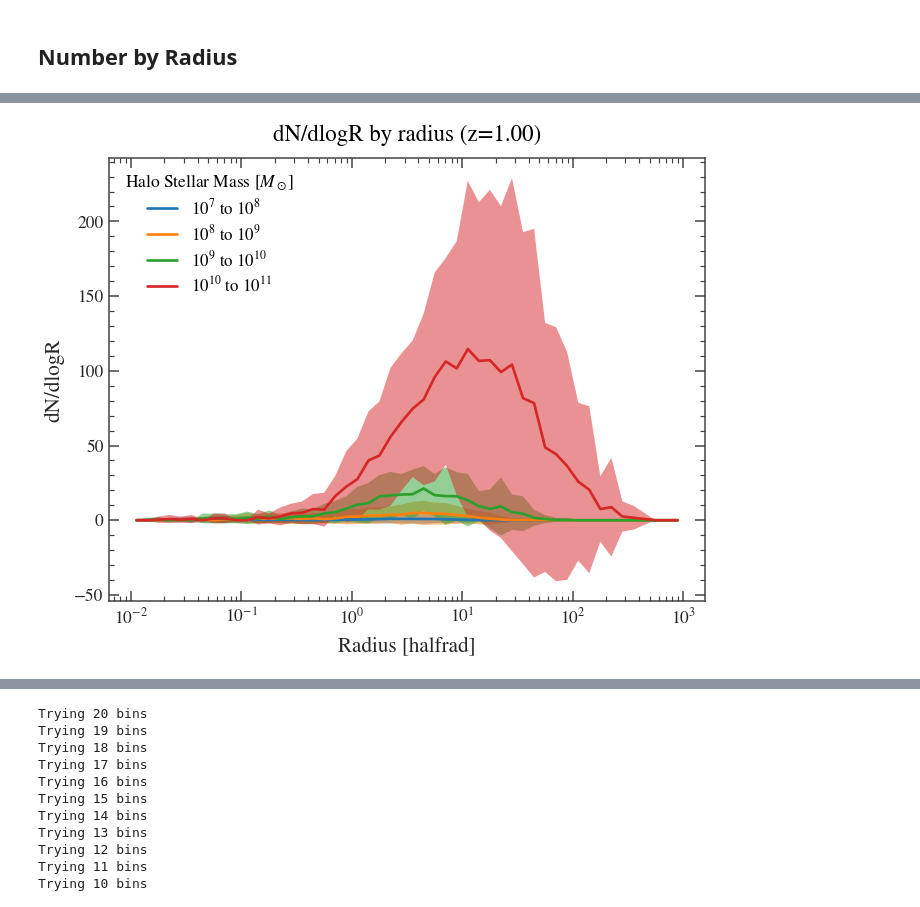
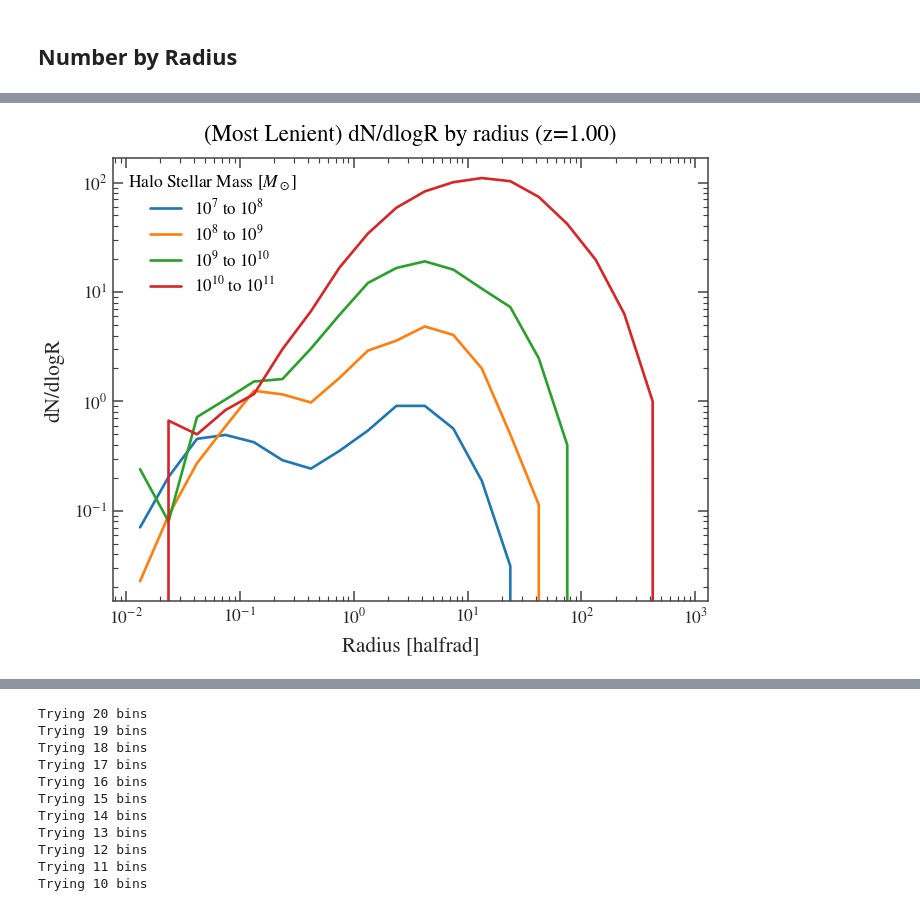
Before and after one commit to pranav-satheesh/wandering_bhs, a Jupyter notebook: Notebooks/SubhaloDictionary.ipynb, the cells around one changed output, grey strips where cells are left out. Saved outputs shown, nothing was run; the diff lists cells and outputs as text; code cells hidden in the pictures.

```diff
--- a/Notebooks/SubhaloDictionary.ipynb
+++ b/Notebooks/SubhaloDictionary.ipynb
@@ -31,22 +31,23 @@ ps.set_style('paper')
  'legend.title_fontsize': 10.45,
  'figure.titlesize': 14.3}
 # %%
+most_lenient = 0
+lenient = 1
+strict = 2
 Brahma_sim_path = '/orange/lblecha/aklantbhowmick/GAS_BASED_SEED_MODEL_UNIFORM_RUNS/L12p5n512/AREPO/'
 Dict_path = "/orange/lblecha/pranavsatheesh/wandering_bhs/Data/wandering_bh_"
-sim_1_name = 'SM5_DFD_3_TNG'
-sim_1_file = Brahma_sim_path + sim_1_name + "/"
-sim_1_dict = Dict_path + sim_1_name + ".hdf5"
-sim_2_name = 'SM5_LW10_DFD_3_TNG'
-sim_2_file = Brahma_sim_path + sim_2_name + "/"
-sim_2_dict = Dict_path + sim_2_name + ".hdf5"
-snapshots, redshifts = arepo_package.get_snapshot_redshift_correspondence(sim_1_file) #same for both sims
+simcode = ['SM5_DFD_3_TNG', 'SM5_LW10_DFD_3_TNG', 'SM5_LW10_LOWSPIN_RICH_DFD_3_TNG']
+simname = ['Most Lenient', 'Lenient', 'Strict']
+simfile = [Brahma_sim_path + simcode[0] + "/", Brahma_sim_path + simcode[1] + "/", Brahma_sim_path + simcode[2] + "/"]
+catalog = [Dict_path + simcode[0] + ".hdf5", Dict_path + simcode[1] + ".hdf5", Dict_path + simcode[2] + ".hdf5"]
+snapshots, redshifts = arepo_package.get_snapshot_redshift_correspondence(simfile[0]) #same for both sims
 # %%
 # sim models:
 # SM5 (not using) = most lenient
 # SM5_LW10 = Heavy-Lenient
 # SM5_LW10_LOWSPIN_RICH = Heavy-Strict
 # %%
-with h5py.File(sim_1_dict) as f:
+with h5py.File(sim_3_dict) as f:
     is_wandering = f["bh/is_wandering"][:]
     r_kpc = f["bh/r_kpc"] # all radii
     lum = f["bh/lbol_erg_s"] # all lum
@@ -203,8 +212,8 @@ mr_log_scatter(15)
 # %% [markdown]
 ## Number by Radius
 # %%
-def mean_std_dN_dlogR_by_mass(snapshot, mmin, mmax, sim=sim_1_dict, numbins=15, rfrac=False, onlyCentralHalos=False, includeSupercentrals=False):
-    with h5py.File(sim) as f:
+def mean_std_dN_dlogR_by_mass(snapshot, mmin, mmax, sim=0, numbins=15, rfrac=False, onlyCentralHalos=False, includeSupercentrals=False, bhmin=0):
+    with h5py.File(catalog[sim]) as f:
         sub_start = f["snapshot/subhalo_start"][snapshot]
         numsubs = f["snapshot/n_subhalos_with_bh"][snapshot]
         bins = np.empty((numbins, numsubs))
@@ -219,8 +228,10 @@ def mean_std_dN_dlogR_by_mass(snapshot, mmin, mmax, sim=sim_1_dict, numbins=15,
                 continue
             bh_start = f["subhalo/bh_start"][sub_start+sub]
             bh_count = f["subhalo/bh_count"][sub_start+sub]
+            m = f["bh/mass_msun"][bh_start:bh_start+bh_count]
             r = f["bh/r_kpc"][bh_start:bh_start+bh_count]
-            r = r[r>(0 if includeSupercentrals else 1e-8)]
+            valid = np.bitwise_and(r>(0 if includeSupercentrals else 1e-8), m>10**bhmin)
+            r = r[valid]
             if rfrac:
                 halfrad = f["subhalo/stellar_halfrad_kpc"][sub_start+sub]
                 r = r/halfrad
@@ -232,18 +243,18 @@ def mean_std_dN_dlogR_by_mass(snapshot, mmin, mmax, sim=sim_1_dict, numbins=15,
     bins = bins/dlogR
     return centers, np.mean(bins, axis=1), np.std(bins, axis=1)
 # %%
-def N_plot_by_mass(snapshot, sim=sim_1_dict, numbins=15, ylog=False, rfrac=False, onlyCentralHalos=False, includeSupercentrals=False, sigma=False):
-    massbounds = range(7, 12)
+def N_plot_by_mass(snapshot, sim=0, numbins=15, ylog=False, rfrac=False, onlyCentralHalos=False, includeSupercentrals=False, bhmin=0, sigma=False):
+    massbounds = range(7, 14)
     for mmin in massbounds:
-        centers, means, std = mean_std_dN_dlogR_by_mass(snapshot, 10**mmin, 10**(mmin+1), sim, numbins, rfrac, onlyCentralHalos, includeSupercentrals)
+        centers, means, std = mean_std_dN_dlogR_by_mass(snapshot, 10**mmin, 10**(mmin+1), sim, numbins, rfrac, onlyCentralHalos, includeSupercentrals, bhmin)
         if np.sum(means) > 1e-10:
             plt.plot(10**centers, means, label=fr"$10^{{{mmin}}}$ to $10^{{{mmin+1}}}$")
             if sigma: plt.fill_between(10**centers, means-std, means+std, alpha=0.5)
             plt.xscale("log")
         plt.xlabel("Radius [halfrad]" if rfrac else "Radius [kpc]")
-        plt.ylabel("dN/dlogR")
+        plt.ylabel("dN/dlogR"+(""if bhmin==0 else fr" for BHs with $M>10^{{{bhmin}}} M_\odot$"))
         if ylog: plt.yscale("log")
-        plt.title(f"dN/dlogR by radius (z={redshifts[snapshot]:.2f})")
+        plt.title(f"({simname[sim]}) dN/dlogR by radius (z={redshifts[snapshot]:.2f})")
         plt.legend(title=r"Halo Stellar Mass [$M_\odot$]")
         #plt.tight_layout()
 # %%
@@ -280,8 +300,8 @@ N_multiplot_by_mass([20, 25, 27, 32], sim=sim_2_dict, ylog=True, numbins=30, rfr
 # %%
 #combine both (used) sims into the same plot, with two line styles. without sigma.
 # %%
-N_plot_by_mass(25, ylog=False, numbins=50, rfrac=True)
+N_plot_by_mass(25, ylog=True, numbins=20, rfrac=True)
 # %% [output]
-[figure, old version]
+[figure, new version]
 # %%
 # General function for radius in halo. Binned all together
```
Also changed, not shown: parts of 28 cells of this notebook.
